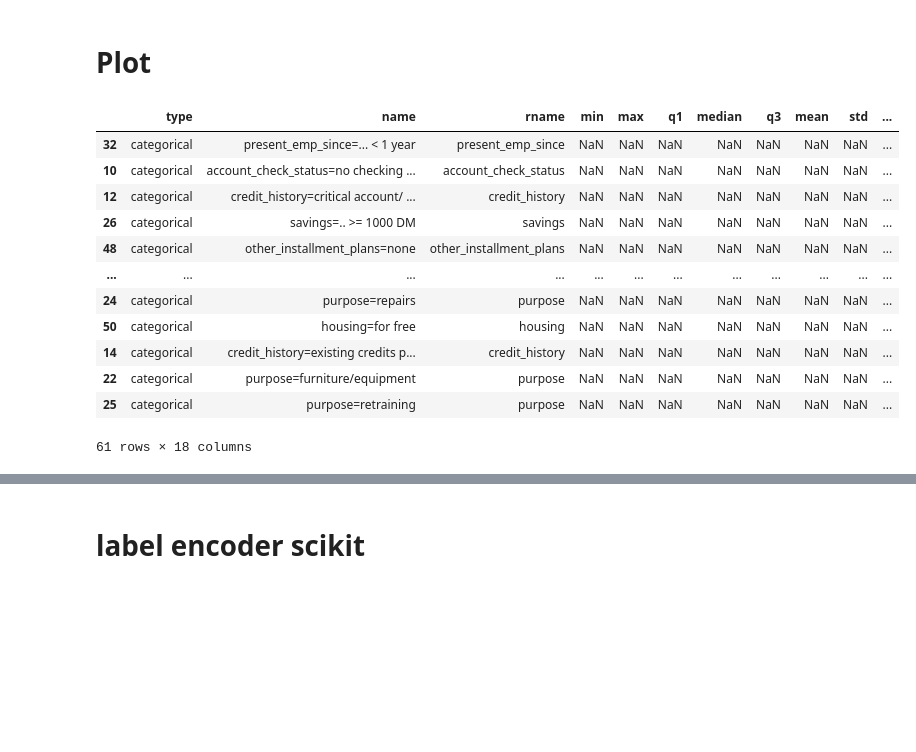
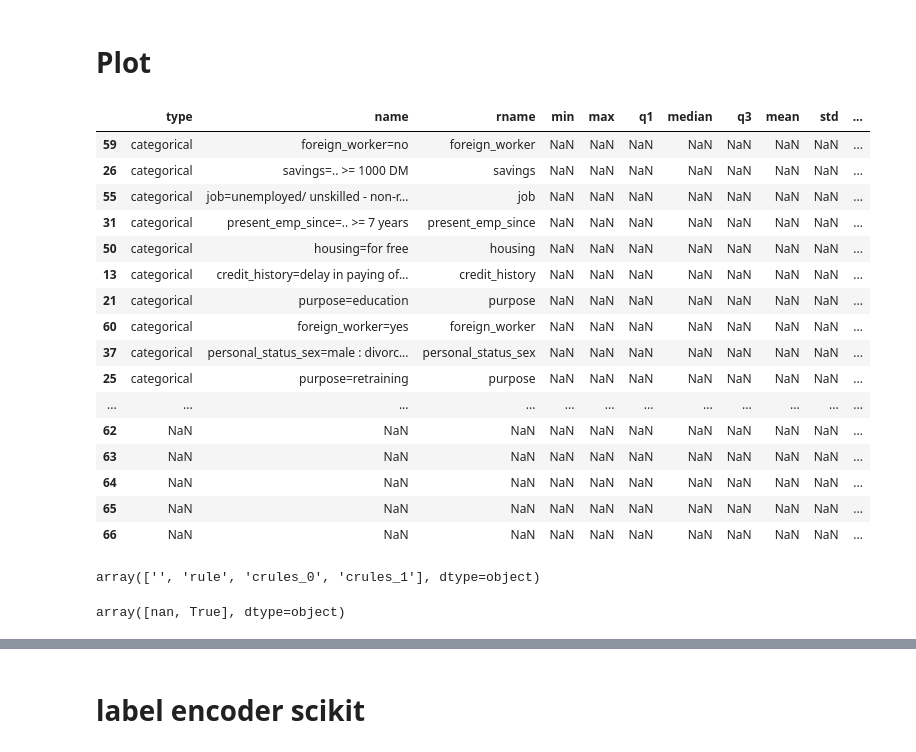
Before and after one commit to Elecapp/xai-visualization_rules_fi, a Jupyter notebook: notebooks/Rules VIZ.ipynb, the cells around one changed output, grey strips where cells are left out. Drawn from its saved outputs; the diff is of its cells as text; code cells hidden in the pictures; blank space fills up the shorter version.

Commit message:
WIP:cf_list_of_dictionary

```diff
--- a/notebooks/Rules VIZ.ipynb
+++ b/notebooks/Rules VIZ.ipynb
@@ -75,8 +79,8 @@ bbox = sklearn_classifier_wrapper(bb)
 # %% [markdown]
 Select a new instance to be classfied by the model and print the predicted class.
 # %%
-inst = X_train.iloc[128].values
+inst = X_train.iloc[10].values
 print('Instance ',inst)
-print('True class ',Y_train.iloc[128])
+print('True class ',Y_train.iloc[10])
 print('Predicted class ',bb.predict(inst.reshape(1, -1)))
 # %% [output]
@@ -176,0 +238,8 @@ rules =exp.expDict['rule']['premise']
+# %%
+cr_l=[]
+for i, el in enumerate(exp.expDict['crules']):
+    crules = exp.expDict['crules'][i]['premise']
+    for dict_i in crules:
+        new_key={'rcr-type':'crules_'+ str(i)}
+        dict_i.update(new_key)
+        cr_l.append(dict_i)
@@ -180,7 +381,7 @@ rules =exp.expDict['rule']['premise']
 def data_to_plot(
         feature_names=feature_names, real_feature_names=real_feature_names,
         instance_number=None, x_train=None, rules=None,
-        feature_importance=None):
+        feature_importance=None, r_type=None, c_rules=None):
     feature_list =[]
     #Convert the list of tuples generated by lime in a dict
     if feature_importance is 'lime':
@@ -214,15 +415,14 @@ def data_to_plot(
         if feature_importance is 'shap':
             f['feature_importance'] = shap_feature_importance[1][i]
         feature_list.append(f)
-    df =pd.DataFrame.from_records(feature_list)
-
+    df = pd.DataFrame.from_records(feature_list)
+    df['rcr-type'] =''
     if instance_number:
         inst = X_train.iloc[instance_number].values
         df['inst'] = inst
     if rules is not None:
         df_rules = pd.DataFrame.from_records(rules)
         df = df.merge(df_rules,how='left',left_on='name',right_on='att')
-        df = df.drop('att', axis=1)
         thr2_list=[]
         for i, row in df.iterrows():
             if row['op']== '>' or row['op']== '>=':
@@ -234,5 +434,16 @@ def data_to_plot(
             else:
                 thr2_list.append(np.nan)
         df['thr2'] = thr2_list
+        for index, row in df.iterrows():
+            if type(row['op']) == str:
+                df.at[index,'rcr-type'] = 'rule'
+        for cf_i in cr_l:
+            df = df.append(cf_i, ignore_index=True)
+
+            #temp_df = df[df['name'].isin(cf_i['att'])]
+            #cf_i['type'] = temp_df.iloc[0]['type']
+            #cf_i['name'] = temp_df.iloc[0]['name']
+            #cf_i['feature_importance'] = temp_df.iloc[0]['feature_importance']
+            #df = df.append(cf_i, ignore_index=True)
     df.sort_values(by=['feature_importance'], key=lambda x: abs(x), ascending=False, inplace=True)
     return df
@@ -547,22 +794,34 @@ def single_rule_plot_qualit(dataframe, rw):
 # %% [markdown]
 # Plot
 # %%
-df_v = data_to_plot(feature_names=feature_names, real_feature_names=real_feature_names, instance_number=3, x_train=X_train, rules=rules, feature_importance='shap')
-df_v
+df_v = data_to_plot(feature_names=feature_names, real_feature_names=real_feature_names, instance_number=3, x_train=X_train, rules=rules, c_rules=crules, feature_importance='shap')
+df_v.tail(20)
 # %% [output]
 |  | type | name | rname | min | max | q1 | median | q3 | mean | std | ... |
-| 32 | categorical | present_emp_since=... < 1 year | present_emp_since | NaN | NaN | NaN | NaN | NaN | NaN | NaN | ... |
-| 10 | categorical | account_check_status=no checking ... | account_check_status | NaN | NaN | NaN | NaN | NaN | NaN | NaN | ... |
-| 12 | categorical | credit_history=critical account/ ... | credit_history | NaN | NaN | NaN | NaN | NaN | NaN | NaN | ... |
+| 59 | categorical | foreign_worker=no | foreign_worker | NaN | NaN | NaN | NaN | NaN | NaN | NaN | ... |
 | 26 | categorical | savings=.. >= 1000 DM | savings | NaN | NaN | NaN | NaN | NaN | NaN | NaN | ... |
-| 48 | categorical | other_installment_plans=none | other_installment_plans | NaN | NaN | NaN | NaN | NaN | NaN | NaN | ... |
+| 55 | categorical | job=unemployed/ unskilled - non-r... | job | NaN | NaN | NaN | NaN | NaN | NaN | NaN | ... |
+| 31 | categorical | present_emp_since=.. >= 7 years | present_emp_since | NaN | NaN | NaN | NaN | NaN | NaN | NaN | ... |
+| 50 | categorical | housing=for free | housing | NaN | NaN | NaN | NaN | NaN | NaN | NaN | ... |
+| 13 | categorical | credit_history=delay in paying of... | credit_history | NaN | NaN | NaN | NaN | NaN | NaN | NaN | ... |
+| 21 | categorical | purpose=education | purpose | NaN | NaN | NaN | NaN | NaN | NaN | NaN | ... |
+| 60 | categorical | foreign_worker=yes | foreign_worker | NaN | NaN | NaN | NaN | NaN | NaN | NaN | ... |
+| 37 | categorical | personal_status_sex=male : divorc... | personal_status_sex | NaN | NaN | NaN | NaN | NaN | NaN | NaN | ... |
+| 25 | categorical | purpose=retraining | purpose | NaN | NaN | NaN | NaN | NaN | NaN | NaN | ... |
 | ... | ... | ... | ... | ... | ... | ... | ... | ... | ... | ... | ... |
-| 24 | categorical | purpose=repairs | purpose | NaN | NaN | NaN | NaN | NaN | NaN | NaN | ... |
-| 50 | categorical | housing=for free | housing | NaN | NaN | NaN | NaN | NaN | NaN | NaN | ... |
-| 14 | categorical | credit_history=existing credits p... | credit_history | NaN | NaN | NaN | NaN | NaN | NaN | NaN | ... |
-| 22 | categorical | purpose=furniture/equipment | purpose | NaN | NaN | NaN | NaN | NaN | NaN | NaN | ... |
-| 25 | categorical | purpose=retraining | purpose | NaN | NaN | NaN | NaN | NaN | NaN | NaN | ... |
+| 62 | NaN | NaN | NaN | NaN | NaN | NaN | NaN | NaN | NaN | NaN | ... |
+| 63 | NaN | NaN | NaN | NaN | NaN | NaN | NaN | NaN | NaN | NaN | ... |
+| 64 | NaN | NaN | NaN | NaN | NaN | NaN | NaN | NaN | NaN | NaN | ... |
+| 65 | NaN | NaN | NaN | NaN | NaN | NaN | NaN | NaN | NaN | NaN | ... |
+| 66 | NaN | NaN | NaN | NaN | NaN | NaN | NaN | NaN | NaN | NaN | ... |
-61 rows × 18 columns
+# %%
+df_v['rcr-type'].unique()
+# %% [output]
+array(['', 'rule', 'crules_0', 'crules_1'], dtype=object)
+# %%
+df_v['is_continuous'].unique()
+# %% [output]
+array([nan, True], dtype=object)
 # %%
 df_v.columns
 # %% [output]
```
Also changed, not shown: parts of 29 cells of this notebook.
